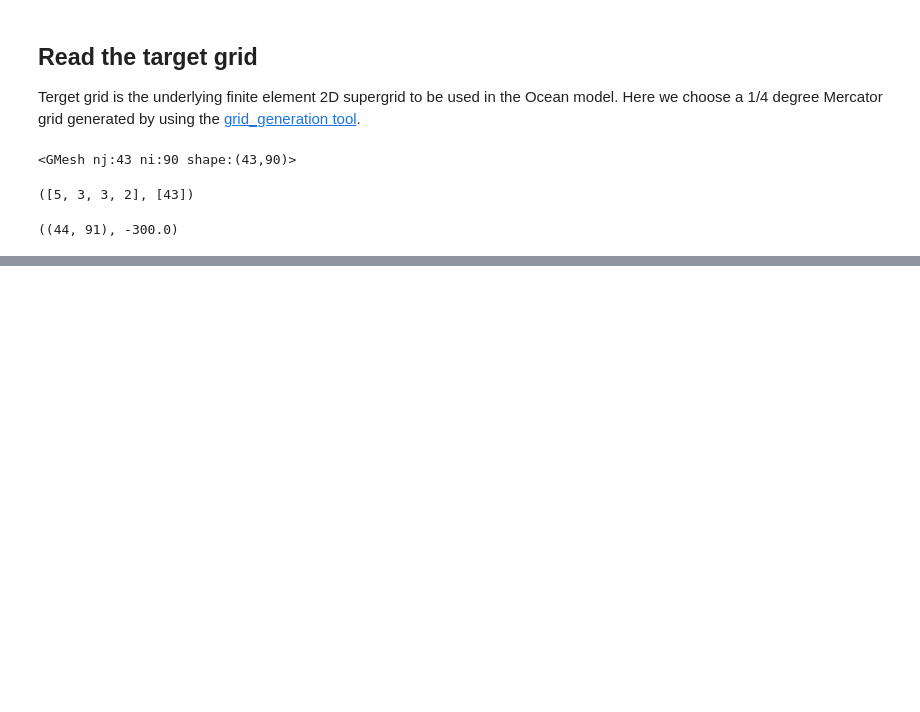
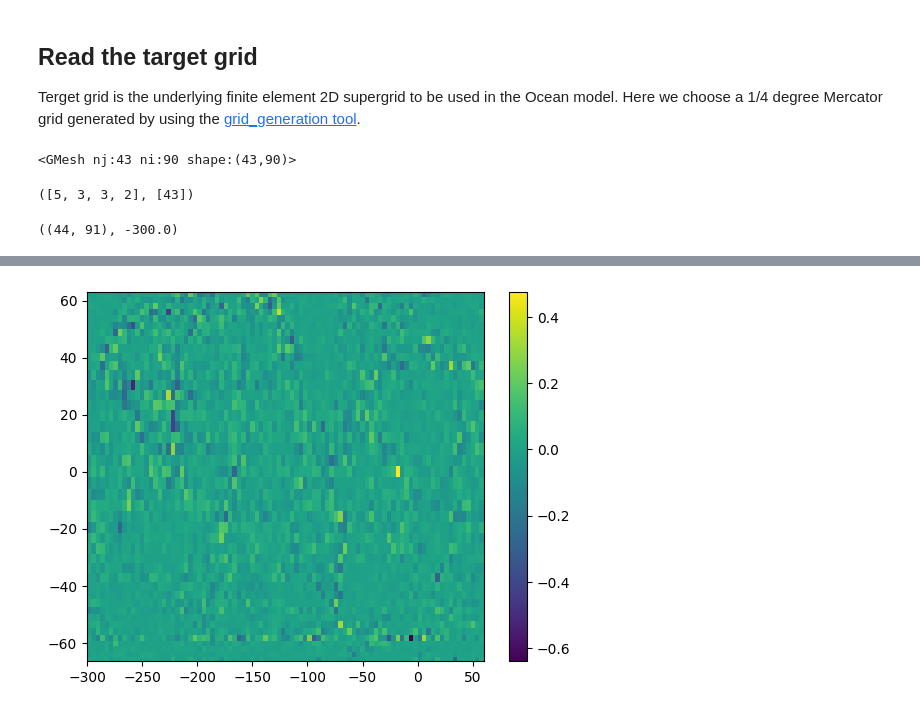
Before and after one commit to nikizadehgfdl/ocean_model_topog_generator, a Jupyter notebook: OMtopogen/RefineSampleCoarsenTopography_NewGMesh.ipynb, the cells around one changed output, grey strips where cells are left out. Saved outputs shown, nothing was run; the diff lists cells and outputs as text; code cells hidden in the pictures; blank space fills up the shorter version.

```diff
--- a/OMtopogen/RefineSampleCoarsenTopography_NewGMesh.ipynb
+++ b/OMtopogen/RefineSampleCoarsenTopography_NewGMesh.ipynb
@@ -182,0 +191,7 @@ new_topo_OM5_grid_r10_30x1.nc  new_topo_OM5_grid_r9_30x1.nc
+# %%
+depth_r9_30x1 = netCDF4.Dataset('new_topo_OM5_grid_r9_30x1.nc').variables['depth'][:,:]
+depth_r10_30x1 = netCDF4.Dataset('new_topo_OM5_grid_r10_30x1.nc').variables['depth'][:,:]
+# %%
+plt.pcolormesh( targG.lon, targG.lat, depth_r9_30x1-depth_r10_30x1 ); plt.colorbar();
+# %% [output]
+[figure, added]
```
Also changed, not shown: parts of 4 cells of this notebook, 4 other files.
